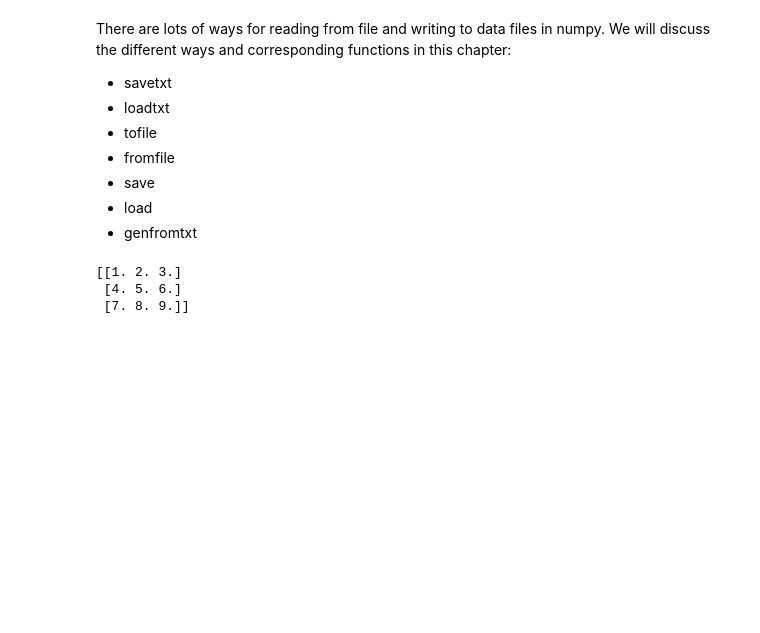
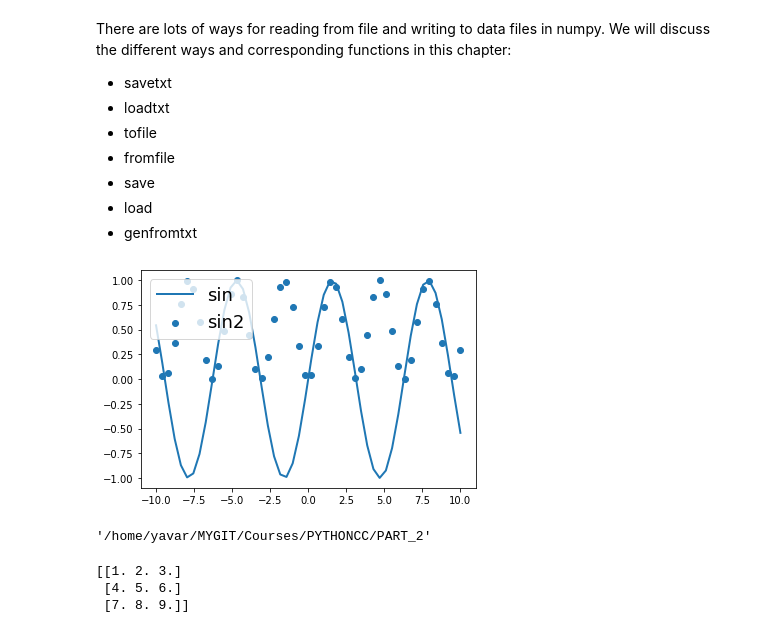
Before and after one commit to Yavar-Azar/Courses, a Jupyter notebook: PYTHONCC/PART_2/day2.ipynb, the cells around one changed output. Drawn from its saved outputs; the diff is of its cells as text; code cells hidden in the pictures; blank space fills up the shorter version.

Commit message:
old part

```diff
--- a/PYTHONCC/PART_2/day2.ipynb
+++ b/PYTHONCC/PART_2/day2.ipynb
@@ -337,3 +425,28 @@ np.savetxt("test.txt", x)
+# %%
+import numpy as np
+
+import matplotlib.pyplot as plt
+
+x = np.linspace(-10, 10)
+
+y = np.sin(x)
+
+
+plt.plot(x, y  , lw = 2, label = "sin")
+
+plt.scatter(x , y**2 ,label = "sin2")
+
+plt.legend(loc=2, fontsize= 18)
+
+plt.savefig("myfig1.png", dpi=300)
+plt.savefig("myfig1.pdf", dpi=300)
+plt.savefig("myfig1.svg", dpi=300)
+# %% [output]
+[figure, added]
+# %%
+pwd
+# %% [output]
+'/home/yavar/MYGIT/Courses/PYTHONCC/PART_2'
 # %%
 np.savetxt("test2.txt", x, fmt="%2.3f", delimiter=",")
 np.savetxt("test3.txt", x, fmt="%04d", delimiter=" :-) ")
```
Also changed, not shown: parts of 18 cells of this notebook, 3 other files.
